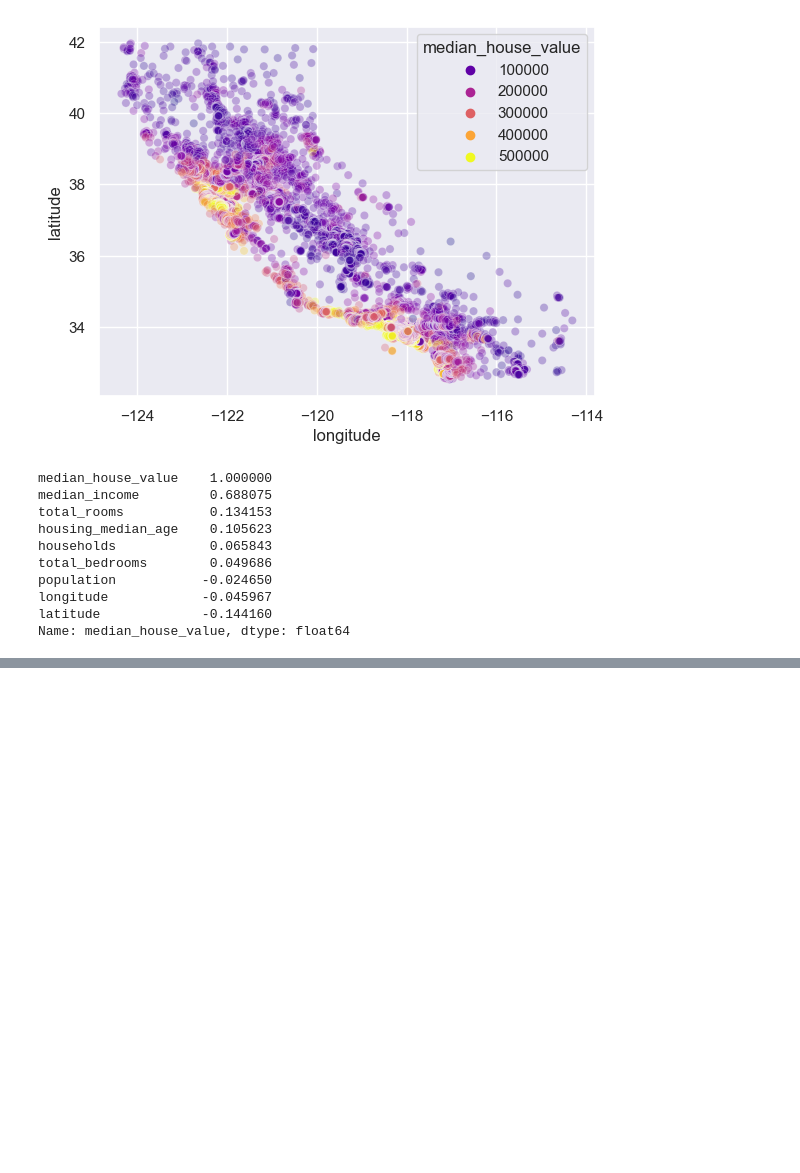
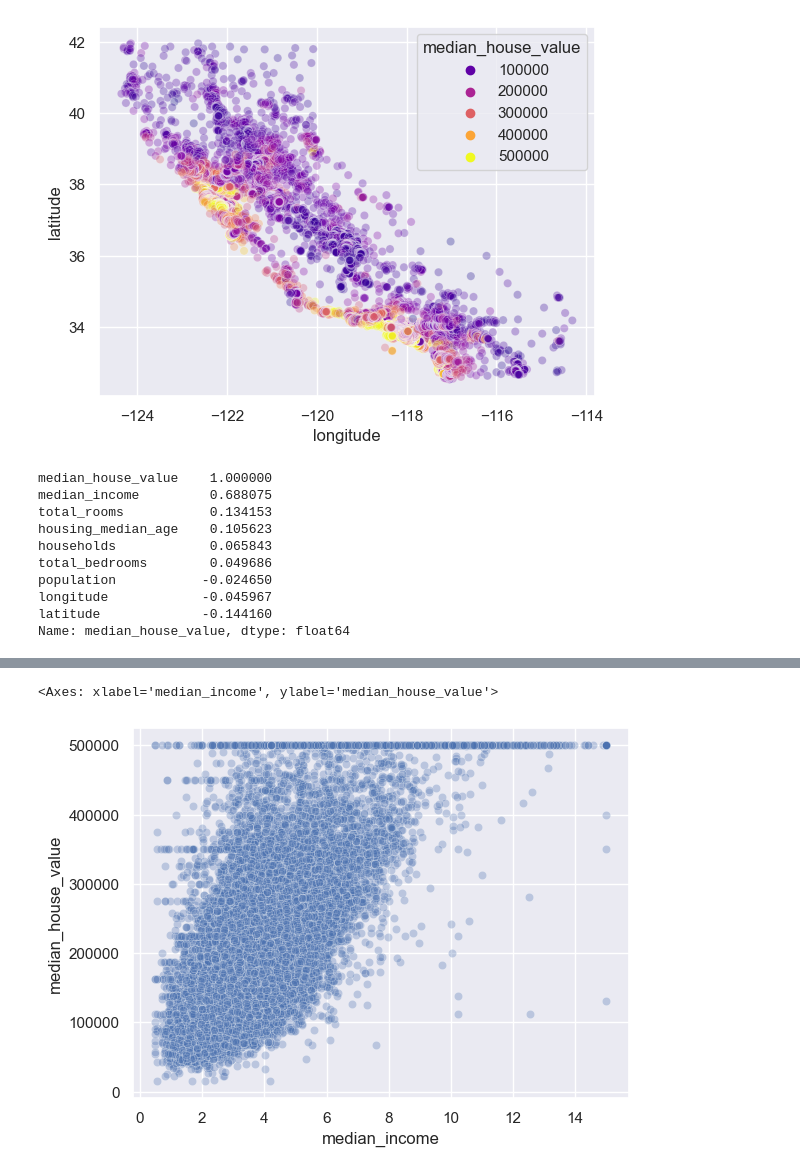
Before and after one commit to zubairmh/notebooks, a Jupyter notebook: houses.ipynb, the cells around one changed output, grey strips where cells are left out. Saved outputs shown, nothing was run; the diff lists cells and outputs as text; code cells hidden in the pictures; blank space fills up the shorter version.

```diff
--- a/houses.ipynb
+++ b/houses.ipynb
@@ -178,0 +203,6 @@ Name: median_house_value, dtype: float64
+# %%
+# You can see a linear relation across the graph between median_income and median_house_value
+sea.scatterplot(data=housing, x="median_income", y="median_house_value",  alpha=0.3)
+# %% [output]
+<Axes: xlabel='median_income', ylabel='median_house_value'>
+[figure, added]
```
Also changed, not shown: parts of 10 cells of this notebook.
